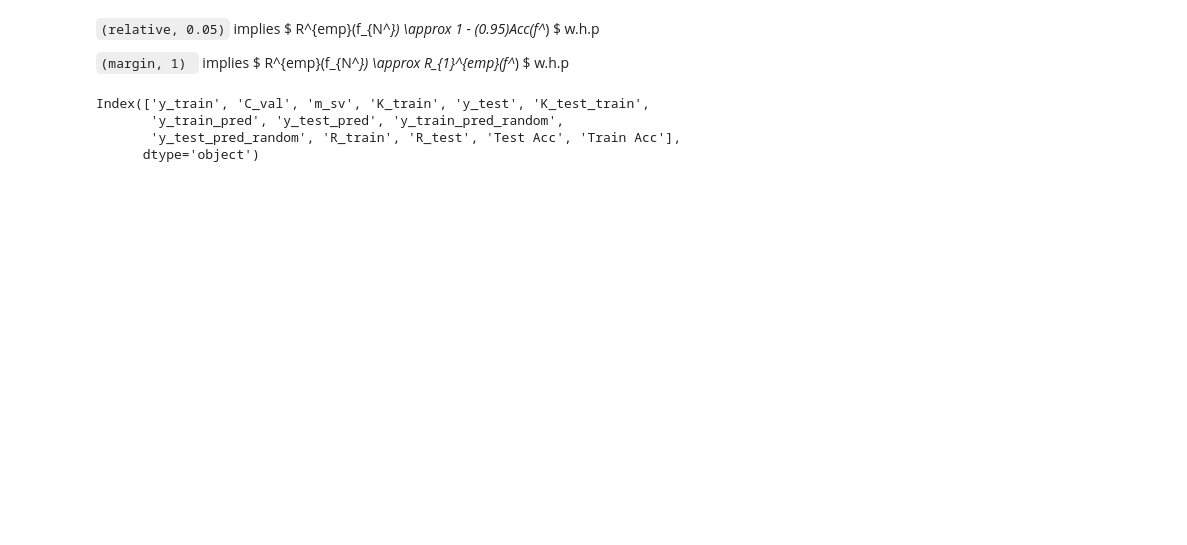
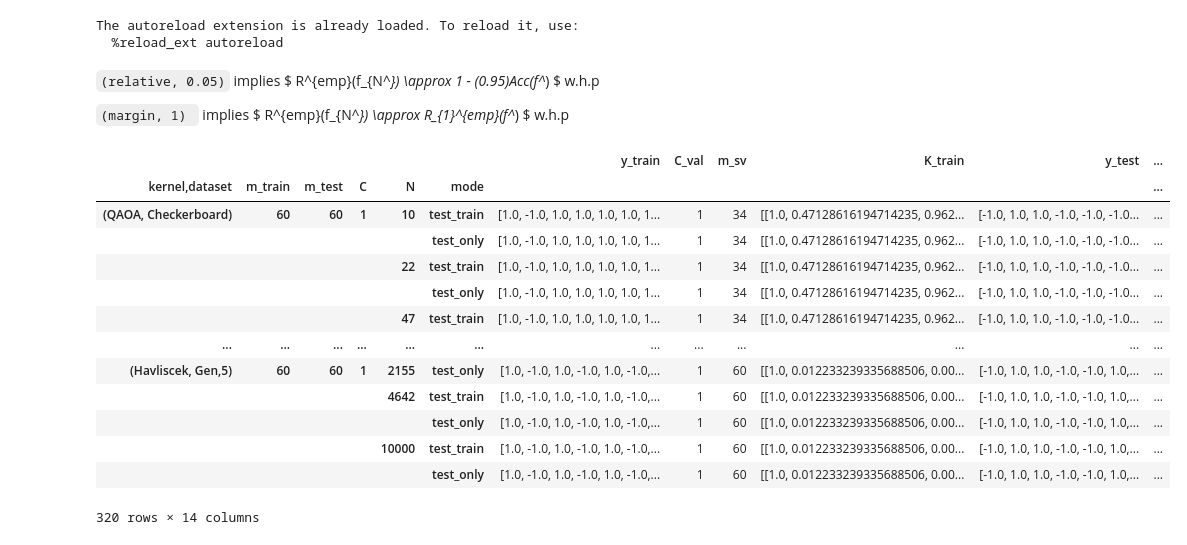
Before and after one commit to abhayshastry/ReliableQuantumKernelClassifiers, a Jupyter notebook: exp-Problem-Statement/visualization.ipynb, the cells around one changed output. Drawn from its saved outputs; the diff is of its cells as text; code cells hidden in the pictures; blank space fills up the shorter version.

````diff
--- a/exp-Problem-Statement/visualization.ipynb
+++ b/exp-Problem-Statement/visualization.ipynb
@@ -20,12 +20,15 @@ from exp_utils import *
 
 plt.rcParams.update({
      "text.usetex" : "true",
-    "font.family": "serif",
-    "font.serif": ["Palatino"],
+    "font.family": "sans-serif",
+    "font.serif": ["Helvetica"],
 })
 
 
 plt.rc('figure', dpi=150)
+# %% [output]
+The autoreload extension is already loaded. To reload it, use:
+  %reload_ext autoreload
 # %% [markdown]
 ```(relative, 0.05)``` implies $ R^{emp}(f_{N^*}) \approx 1 - (0.95)Acc(f^*) $ w.h.p
 
@@ -63,12 +66,22 @@ data["R_test"] = R_test
 data["Test Acc"] = test_acc
 data["Train Acc"] = train_acc
 # %%
-data.columns
+data
 # %% [output]
+|  |  |  |  |  |  | y_train | C_val | m_sv | K_train | y_test | ... |
+| kernel,dataset | m_train | m_test | C | N | mode |  |  |  |  |  | ... |
+| (QAOA, Checkerboard) | 60 | 60 | 1 | 10 | test_train | [1.0, -1.0, 1.0, 1.0, 1.0, 1.0, 1... | 1 | 34 | [[1.0, 0.47128616194714235, 0.962... | [-1.0, 1.0, 1.0, -1.0, -1.0, -1.0... | ... |
+|  |  |  |  |  | test_only | [1.0, -1.0, 1.0, 1.0, 1.0, 1.0, 1... | 1 | 34 | [[1.0, 0.47128616194714235, 0.962... | [-1.0, 1.0, 1.0, -1.0, -1.0, -1.0... | ... |
+|  |  |  |  | 22 | test_train | [1.0, -1.0, 1.0, 1.0, 1.0, 1.0, 1... | 1 | 34 | [[1.0, 0.47128616194714235, 0.962... | [-1.0, 1.0, 1.0, -1.0, -1.0, -1.0... | ... |
+|  |  |  |  |  | test_only | [1.0, -1.0, 1.0, 1.0, 1.0, 1.0, 1... | 1 | 34 | [[1.0, 0.47128616194714235, 0.962... | [-1.0, 1.0, 1.0, -1.0, -1.0, -1.0... | ... |
+|  |  |  |  | 47 | test_train | [1.0, -1.0, 1.0, 1.0, 1.0, 1.0, 1... | 1 | 34 | [[1.0, 0.47128616194714235, 0.962... | [-1.0, 1.0, 1.0, -1.0, -1.0, -1.0... | ... |
+| ... | ... | ... | ... | ... | ... | ... | ... | ... | ... | ... | ... |
+| (Havliscek, Gen,5) | 60 | 60 | 1 | 2155 | test_only | [1.0, -1.0, 1.0, -1.0, 1.0, -1.0,... | 1 | 60 | [[1.0, 0.012233239335688506, 0.00... | [-1.0, 1.0, 1.0, -1.0, -1.0, 1.0,... | ... |
+|  |  |  |  | 4642 | test_train | [1.0, -1.0, 1.0, -1.0, 1.0, -1.0,... | 1 | 60 | [[1.0, 0.012233239335688506, 0.00... | [-1.0, 1.0, 1.0, -1.0, -1.0, 1.0,... | ... |
+|  |  |  |  |  | test_only | [1.0, -1.0, 1.0, -1.0, 1.0, -1.0,... | 1 | 60 | [[1.0, 0.012233239335688506, 0.00... | [-1.0, 1.0, 1.0, -1.0, -1.0, 1.0,... | ... |
+|  |  |  |  | 10000 | test_train | [1.0, -1.0, 1.0, -1.0, 1.0, -1.0,... | 1 | 60 | [[1.0, 0.012233239335688506, 0.00... | [-1.0, 1.0, 1.0, -1.0, -1.0, 1.0,... | ... |
+|  |  |  |  |  | test_only | [1.0, -1.0, 1.0, -1.0, 1.0, -1.0,... | 1 | 60 | [[1.0, 0.012233239335688506, 0.00... | [-1.0, 1.0, 1.0, -1.0, -1.0, 1.0,... | ... |
-Index(['y_train', 'C_val', 'm_sv', 'K_train', 'y_test', 'K_test_train',
-       'y_train_pred', 'y_test_pred', 'y_train_pred_random',
-       'y_test_pred_random', 'R_train', 'R_test', 'Test Acc', 'Train Acc'],
-      dtype='object')
+320 rows × 14 columns
 # %%
 import matplotlib.lines as mlines
 key_list = data.index.get_level_values("kernel,dataset").unique()
````
Also changed, not shown: parts of 20 cells of this notebook, 22 other files.
